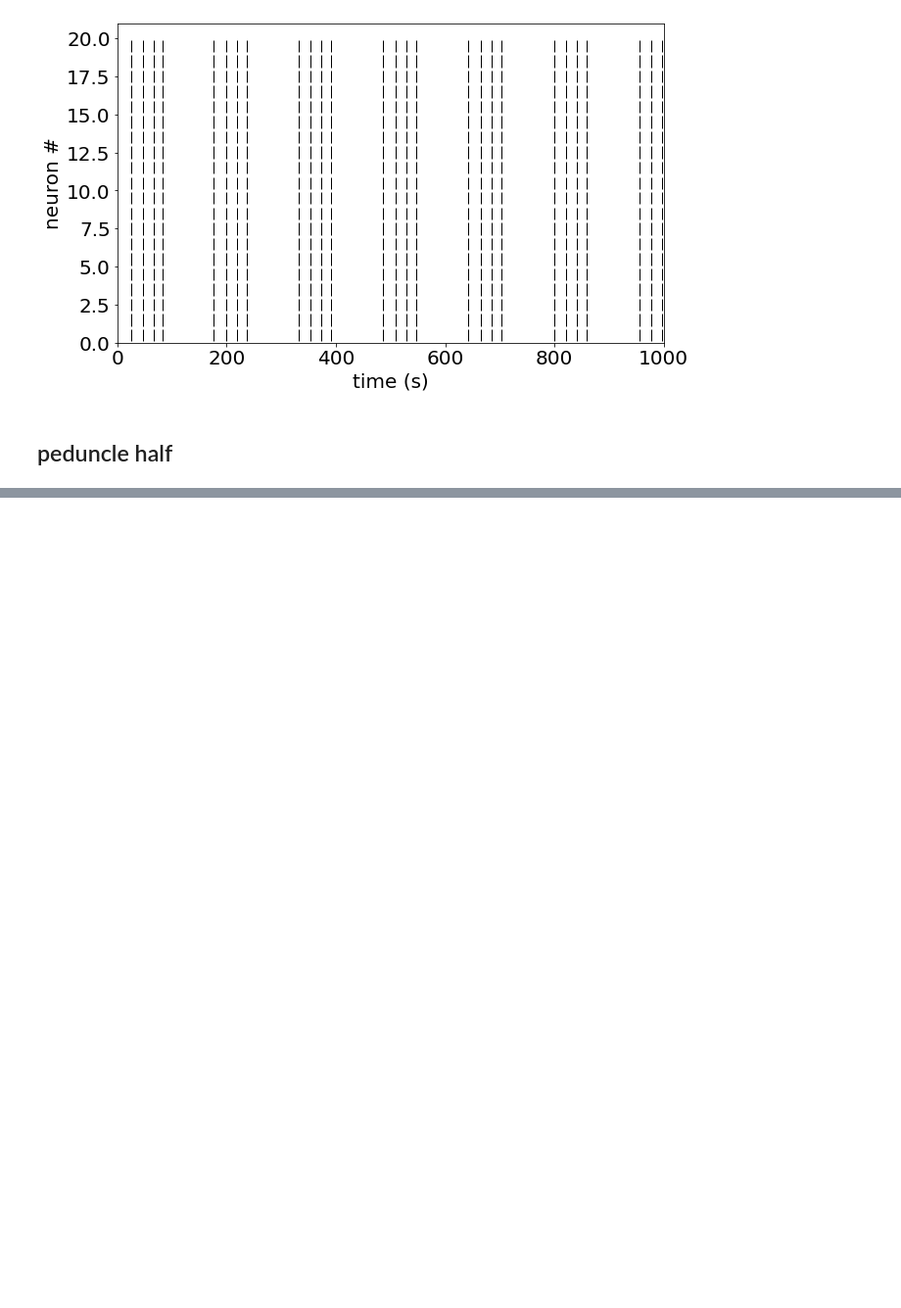
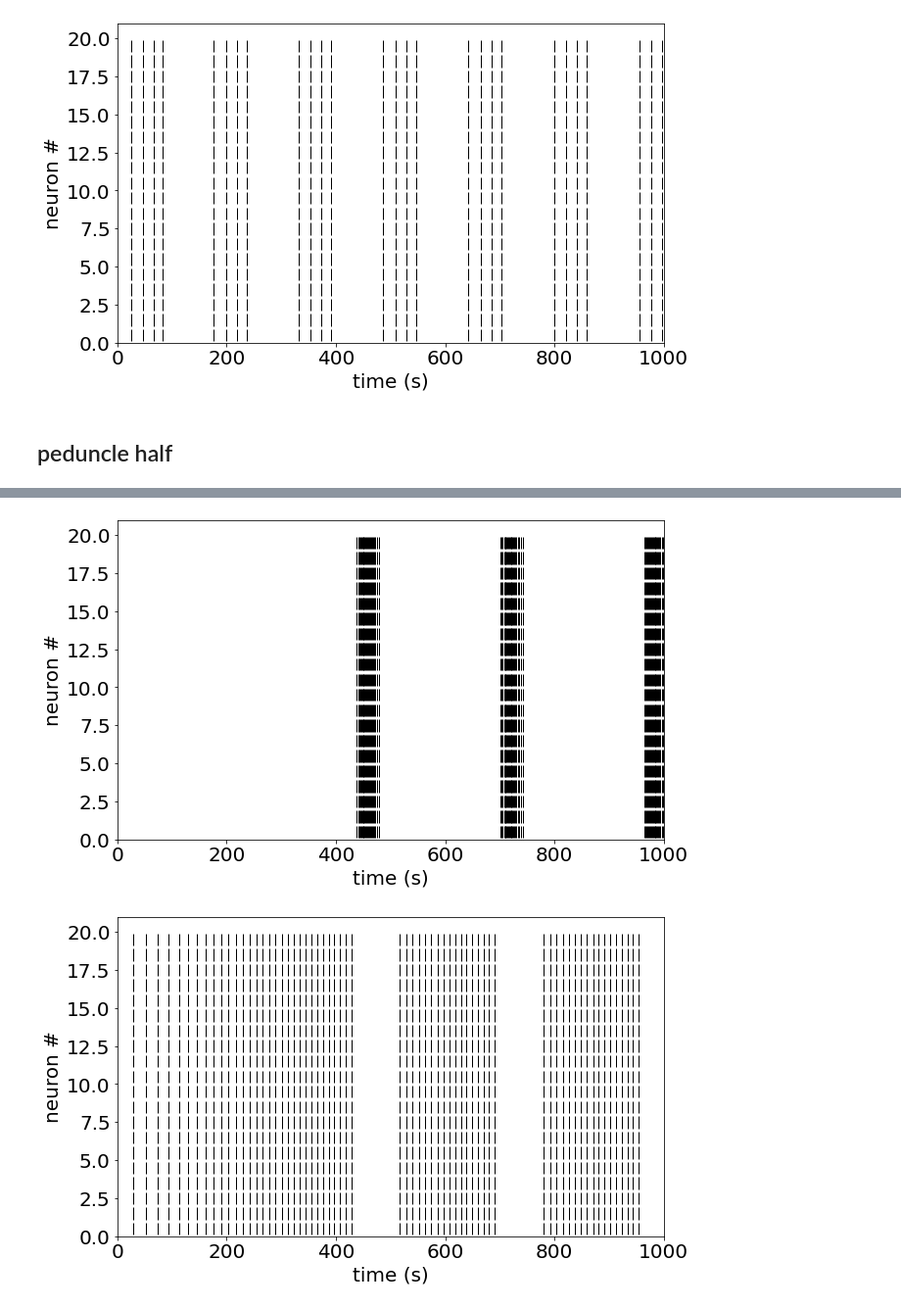
Before and after one commit to hengjiwang/hydranerv, a Jupyter notebook: hydranerv/models/network/rpnet/sim_ecto_randnet_bisected_diff_s_k_e.ipynb, the cells around one changed output, grey strips where cells are left out. Shown at 98% size. Saved outputs shown, nothing was run; the diff lists cells and outputs as text; code cells hidden in the pictures; blank space fills up the shorter version.

```diff
--- a/hydranerv/models/network/rpnet/sim_ecto_randnet_bisected_diff_s_k_e.ipynb
+++ b/hydranerv/models/network/rpnet/sim_ecto_randnet_bisected_diff_s_k_e.ipynb
@@ -69 +70,7 @@ ntwk = run_sim(density_rp_cb=.3, density_cb_rp=.05, s=.0025)
+# %%
+# lower sensitivity for cb + higher rp inhibition density
+ntwk = run_sim(density_rp_cb=.3, density_cb_rp=.05, s=.002)
+# %% [output]
+[figure, added]
+[figure, added]
 # %%
```
Also changed, not shown: parts of 6 cells of this notebook, 1 other file.
